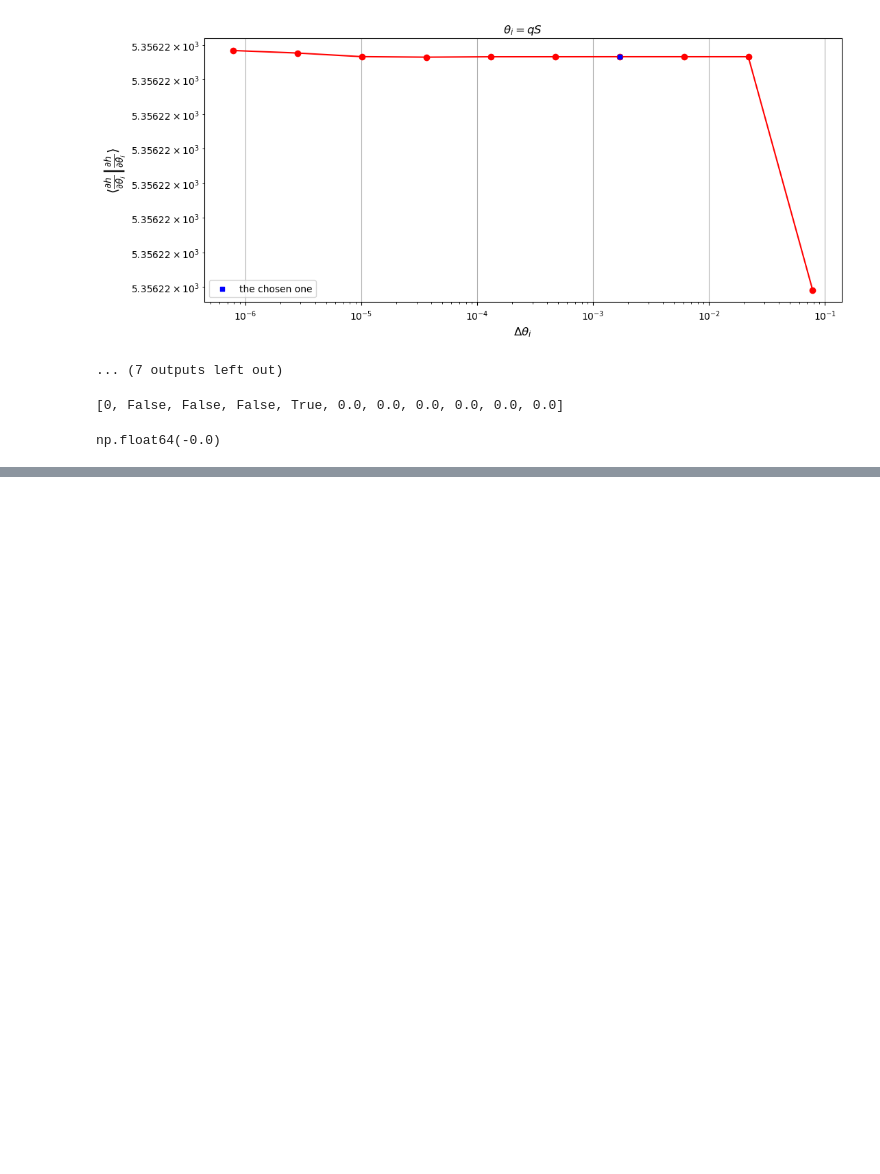
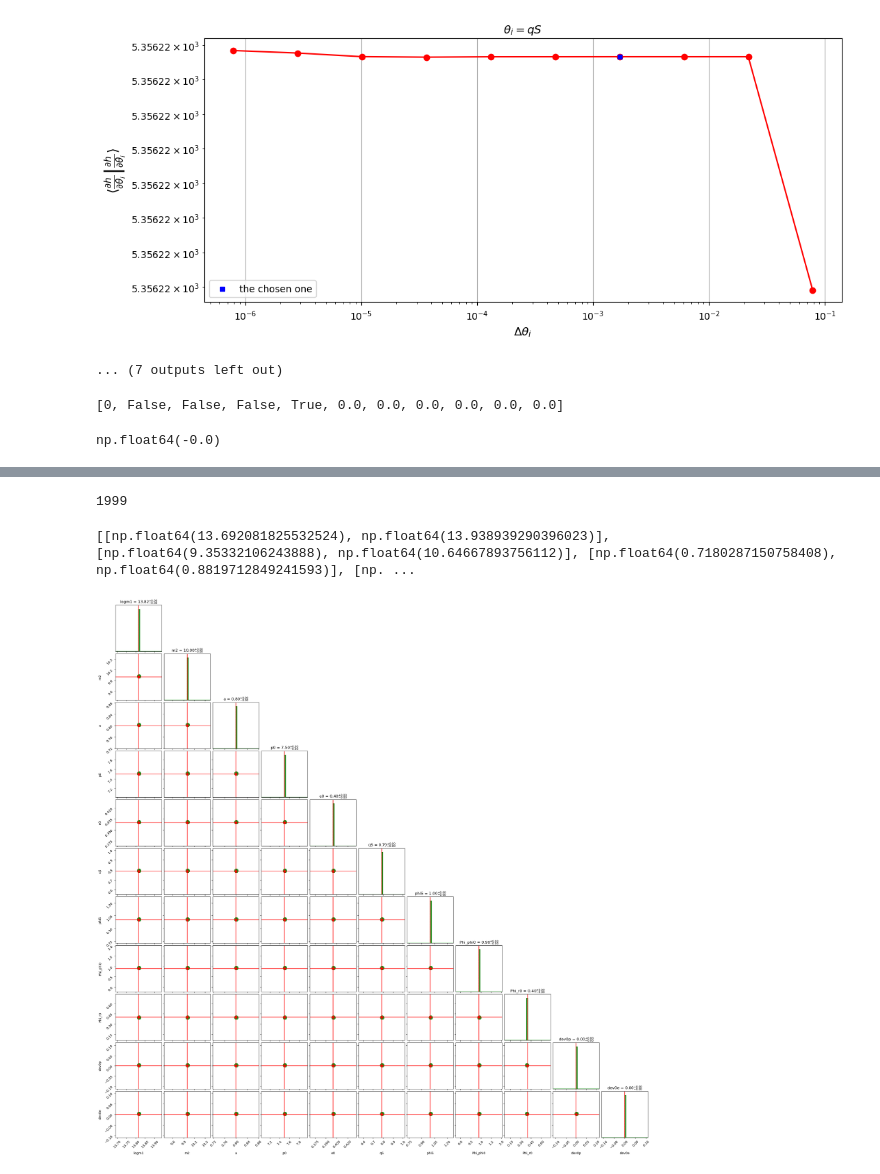
Before and after one commit to rishavrste/SuperKludge_r, a Jupyter notebook: PARIS_SAMPLING/paris_opt.ipynb, the cells around one changed output, grey strips where cells are left out. Cells and saved outputs as stored; diff of their text form; code cells hidden in the pictures; blank space fills up the shorter version.

```diff
--- a/PARIS_SAMPLING/paris_opt.ipynb
+++ b/PARIS_SAMPLING/paris_opt.ipynb
@@ -431,7 +429,7 @@ ranges
 
 config = SamplerConfig(
     merge_confidence=0.9,          # Coverage prob → Mahalanobis merge radius R_m (higher is more permissive)
-    alpha=10000,                    # Use recent samples for weighting
+    alpha=2000,                    # Use recent samples for weighting
     trail_size=int(1e3),          # Maximum trials per iteration
     boundary_limiting=True,        # Enable boundary constraints
     use_beta=True,                # Use beta correction for boundaries
@@ -479,7 +477,7 @@ print("external_lhs_log_densities", external_lhs_log_densities)
 # external_lhs_log_densities = np.concatenate(external_lhs_log_densities)
 
 sampler.run_sampling(
-            num_iterations=10000,
+            num_iterations=2000,
             savepath=savepath,
             print_iter=100,
             external_lhs_points=external_lhs_points,
@@ -490,16 +488,16 @@ sampler.run_sampling(
 
 # Gt results
 print("Extracting results...")
-samples, weights = sampler.get_samples_with_weights(flatten=True)
+samples_, weights_ = sampler.get_samples_with_weights(flatten=True)
 
 # Basic analysis
 print(f"\nResults Summary:")
-print(f"Total samples: {len(samples)}")
-print(f"Effective sample size: {1/np.sum(weights**2):.1f}")
+print(f"Total samples: {len(samples_)}")
+print(f"Effective sample size: {1/np.sum(weights_  **2):.1f}")
 
 # Weighted statistics
-weighted_mean = np.average(samples, weights=weights, axis=0)
-weighted_cov = np.cov(samples.T, aweights=weights)
+weighted_mean = np.average(samples_, weights=weights_, axis=0)
+weighted_cov = np.cov(samples_.T, aweights=weights_)
 
 print(f"\nTrue values: {params_truth_in}")
 print(f"Estimated deviation: {weighted_mean}")
@@ -618,3 +543,60 @@ ValueError: Axis limits cannot be NaN or Inf
+# %%
+c=log_density(samples_)
+len(c[c<-1000])
+# %% [output]
+1999
+# %%
+import corner
+n=5
+logm1lim = [max(0,params_truth_in[0] - n*std[0]), params_truth_in[0] + n*std[0]]
+m2lim = [max(0,params_truth_in[1] - n*std[1]), params_truth_in[1] + n*std[1]]
+alim = [max(-0.999,params_truth_in[2] - n*std[2]), min(params_truth_in[2] + n*std[2], 0.999)]  # a must be <1
+p0lim = [max(0,params_truth_in[3] - n*std[3]), params_truth_in[3] + n*std[3]]
+e0lim = [max(0,params_truth_in[4] - n*std[4]), min(1,params_truth_in[4] + n*std[4])]
+qSlim = [params_truth_in[5] - n*std[5], params_truth_in[5] + n*std[5]]
+phiSlim = [params_truth_in[6] - n*std[6], params_truth_in[6] + n*std[6]]
+Phi_phi0lim = [params_truth_in[7] - n*std[7], params_truth_in[7] + n*std[7]]
+Phi_r0lim = [params_truth_in[8] - n*std[8], params_truth_in[8] + n*std[8]]
+dev0plim = [params_truth_in[9] - n*std[9], params_truth_in[9] + n*std[9]]
+dev0elim = [params_truth_in[10] - n*std[10], params_truth_in[10] + n*std[10]]
+ranges=[logm1lim, m2lim, alim, p0lim, e0lim, qSlim, phiSlim, Phi_phi0lim, Phi_r0lim, dev0plim, dev0elim]
+param_ranges= [logm1lim,m2lim,alim,p0lim,e0lim,qSlim,phiSlim,Phi_phi0lim,Phi_r0lim,dev0plim,dev0elim]
+
+
+
+# scale ranges → must become list of (min, max) tuples
+# param_ranges = [(l[0] * n_scaling, l[1] * n_scaling) for l in param_ranges]
+print(param_ranges)
+
+labels = [
+    "logm1", "m2", "a", "p0", "e0",
+    "qS", "phiS", "Phi_phi0", "Phi_r0",
+    "dev0p", "dev0e"
+]
+
+fig = corner.corner(
+    samples_,
+    weights=weights_,
+    labels=labels,
+    truths=params_truth_in,
+    truth_color="red",
+    color="green",
+    show_titles=True,
+    label_kwargs={"fontsize": 10},
+    title_kwargs={"fontsize": 12},
+    quantiles=[0.16, 0.5, 0.84],
+    smooth=True,
+    bins=50,
+    plot_datapoints=False,
+    hist_kwargs={"density": True, "linewidth": 2.5},
+    linewidths=2.5,
+    fill_contours=True,
+    range=param_ranges)
+
+fig.show()
+# %% [output]
+[[np.float64(13.692081825532524), np.float64(13.938939290396023)], [np.float64(9.35332106243888), np.float64(10.64667893756112)], [np.float64(0.7180287150758408), np.float64(0.8819712849241593)], [np. ...
+[figure, added]
 # %%
 
 # # print("Preparing external LHS samples...")
```
Also changed, not shown: parts of 8 cells of this notebook.
